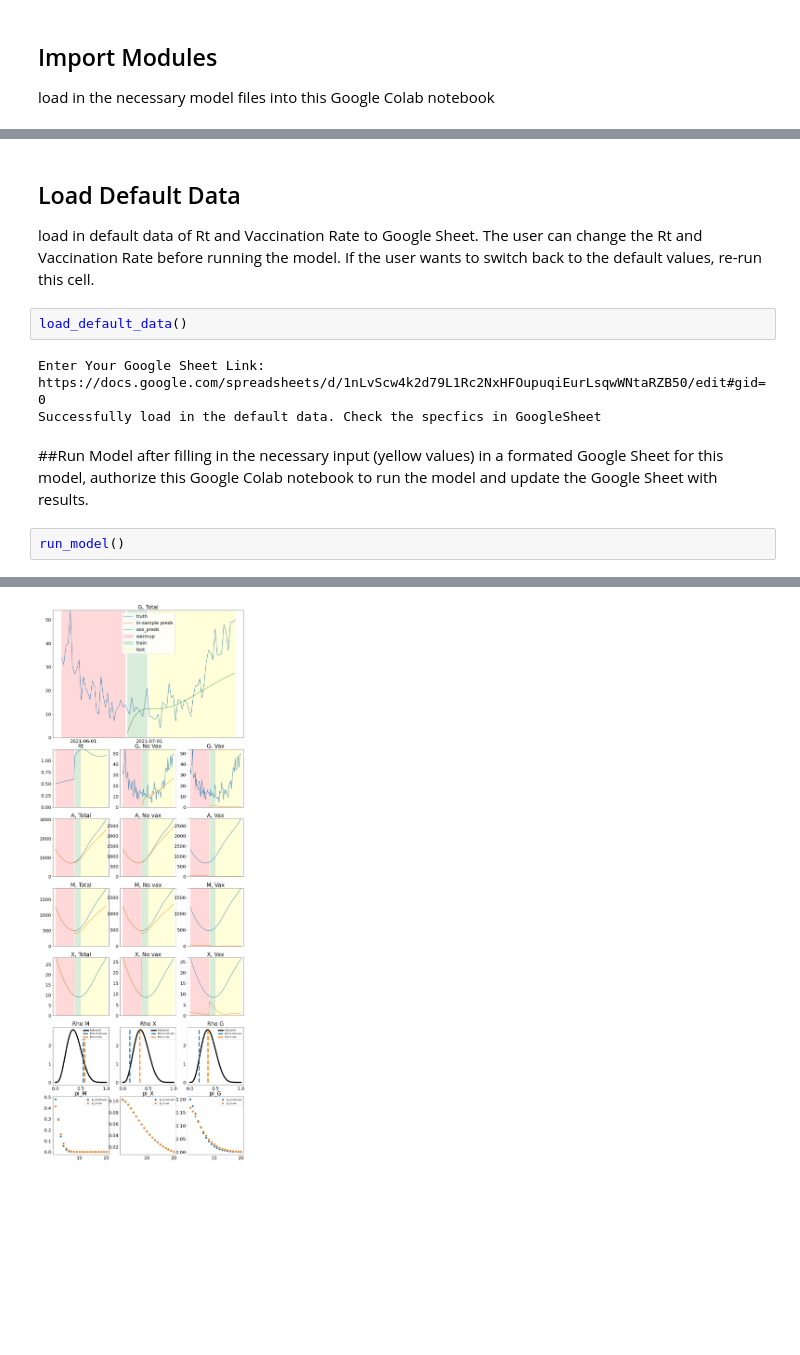
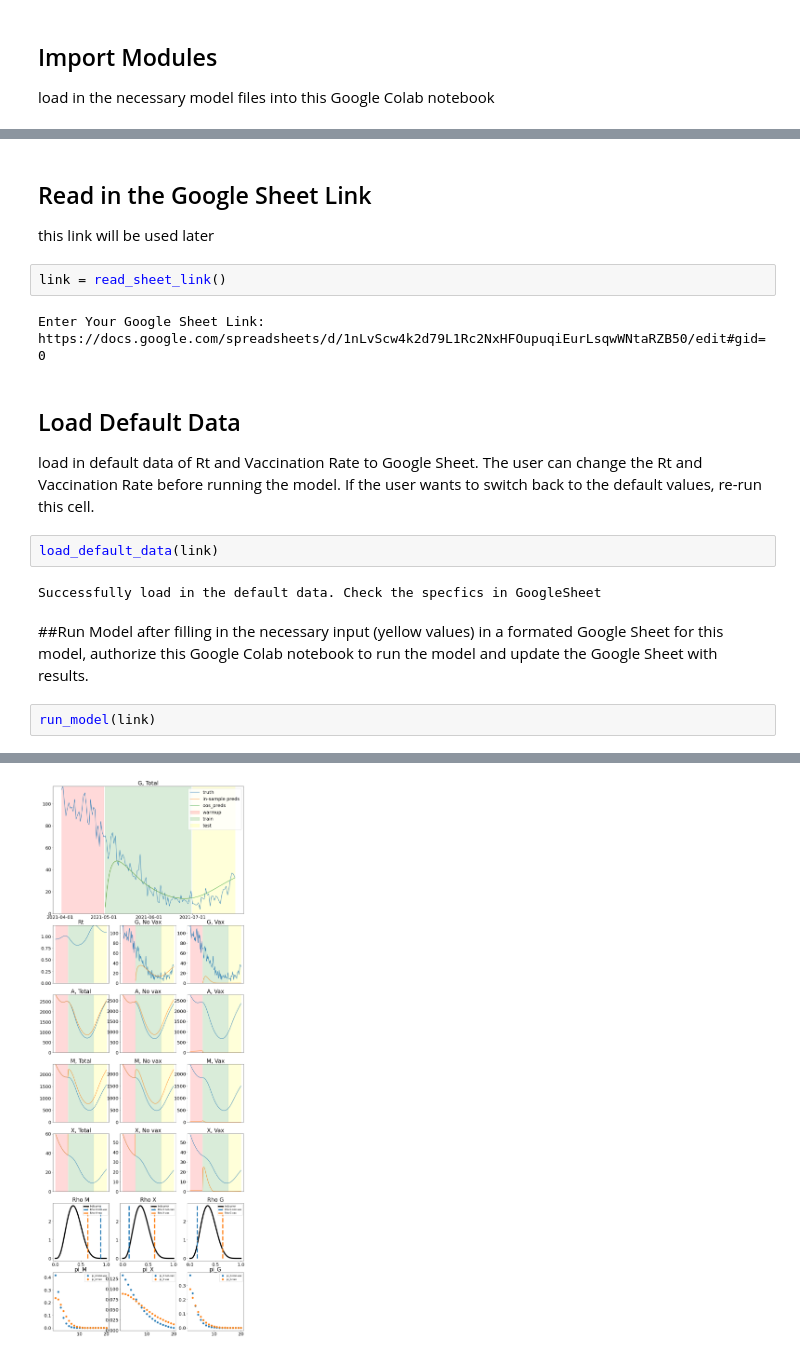
Before and after one commit to xchjason/CovidPopulationModel, a Jupyter notebook: Model_Notebook.ipynb, the cells around one changed output, grey strips where cells are left out. Cells and saved outputs as stored; diff of their text form; blank space fills up the shorter version.

Commit message:
add link

```diff
--- a/Model_Notebook.ipynb
+++ b/Model_Notebook.ipynb
@@ -35,14 +32,20 @@ The autoreload extension is already loaded. To reload it, use:
+# %% [markdown]
+## Read in the Google Sheet Link
+this link will be used later
+# %%
+link = read_sheet_link()
+# %% [output]
+Enter Your Google Sheet Link: https://docs.google.com/spreadsheets/d/1nLvScw4k2d79L1Rc2NxHFOupuqiEurLsqwWNtaRZB50/edit#gid=0
 # %% [markdown]
 ## Load Default Data
 load in default data of Rt and Vaccination Rate to Google Sheet. The user can change the Rt and Vaccination Rate before running the model. If the user wants to switch back to the default values, re-run this cell.
 # %%
-load_default_data()
+load_default_data(link)
 # %% [output]
-Enter Your Google Sheet Link: https://docs.google.com/spreadsheets/d/1nLvScw4k2d79L1Rc2NxHFOupuqiEurLsqwWNtaRZB50/edit#gid=0
 Successfully load in the default data. Check the specfics in GoogleSheet
 # %% [markdown]
 ##Run Model
 after filling in the necessary input (yellow values) in a formated Google Sheet for this model, authorize this Google Colab notebook to run the model and update the Google Sheet with results.
 # %%
-run_model()
+run_model(link)
 # %% [output]
@@ -65,2 +68,2 @@ Epoch 50/50
 COVID MODEL SHEET on INFLUXES is UPDATED!
-[figure, old version]
+[figure, new version]
```
Also changed, not shown: parts of 2 cells of this notebook.
